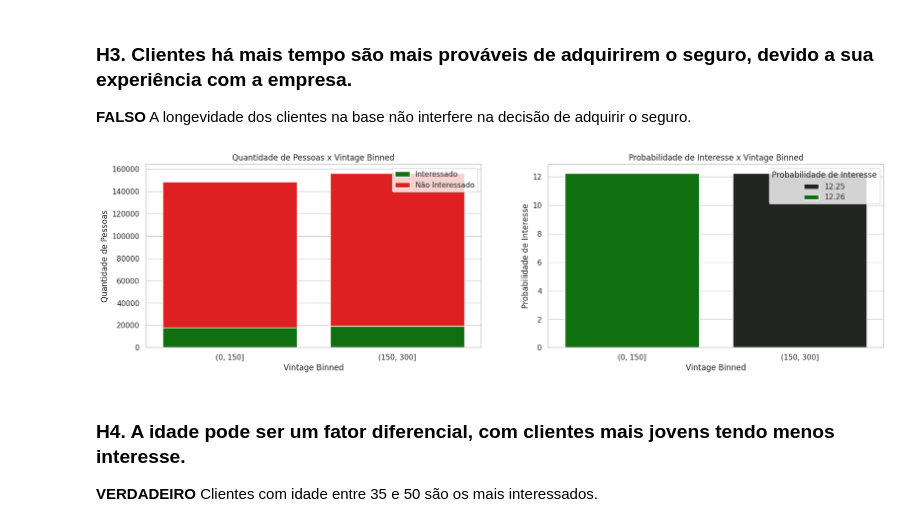
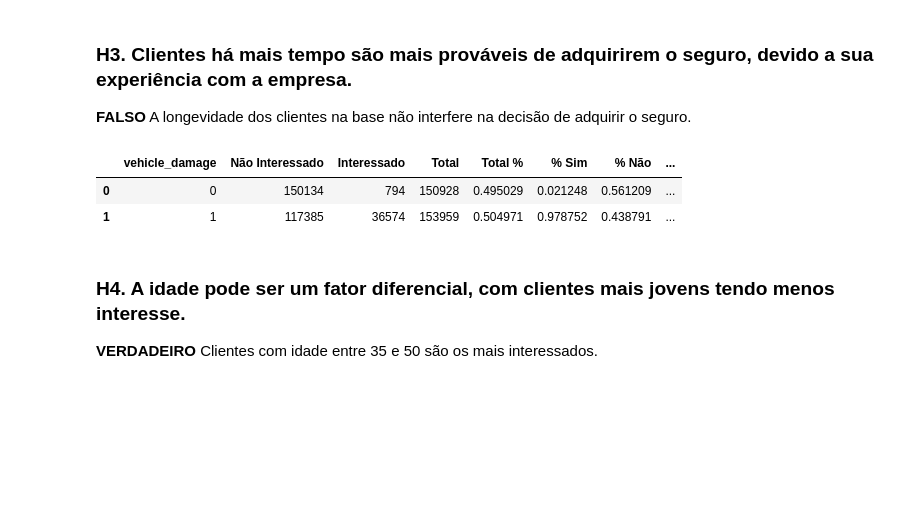
Before and after one commit to TiagoTBarreto/HealthInsurance-CrossSell, a Jupyter notebook: pa04_completed.ipynb, the cells around one changed output. Drawn from its saved outputs; the diff is of its cells as text; code cells hidden in the pictures; blank space fills up the shorter version.

```diff
--- a/pa04_completed.ipynb
+++ b/pa04_completed.ipynb
@@ -421,14 +549,13 @@ iv_table('previously_insured', 0)
 # %% [markdown]
 ### H3. Clientes há mais tempo são mais prováveis de adquirirem o seguro, devido a sua experiência com a empresa.
 **FALSO** A longevidade dos clientes na base não interfere na decisão de adquirir o seguro.
-# %%
-# vintage
-lista = (0, 150, 300)
-df4['vintage_binned'] = pd.cut(df4['vintage'], bins = lista)
-
-iv_table('vintage_binned', 0)
-# %% [output]
-[figure, removed]
+# %%
+# vintage
+iv_table('vehicle_damage', 1)
+# %% [output]
+|  | vehicle_damage | Não Interessado | Interessado | Total | Total % | % Sim | % Não | ... |
+| 0 | 0 | 150134 | 794 | 150928 | 0.495029 | 0.021248 | 0.561209 | ... |
+| 1 | 1 | 117385 | 36574 | 153959 | 0.504971 | 0.978752 | 0.438791 | ... |
 # %% [markdown]
 ### H4. A idade pode ser um fator diferencial, com clientes mais jovens tendo menos interesse.
 **VERDADEIRO** Clientes com idade entre 35 e 50 são os mais interessados.
```
Also changed, not shown: parts of 39 cells of this notebook.
